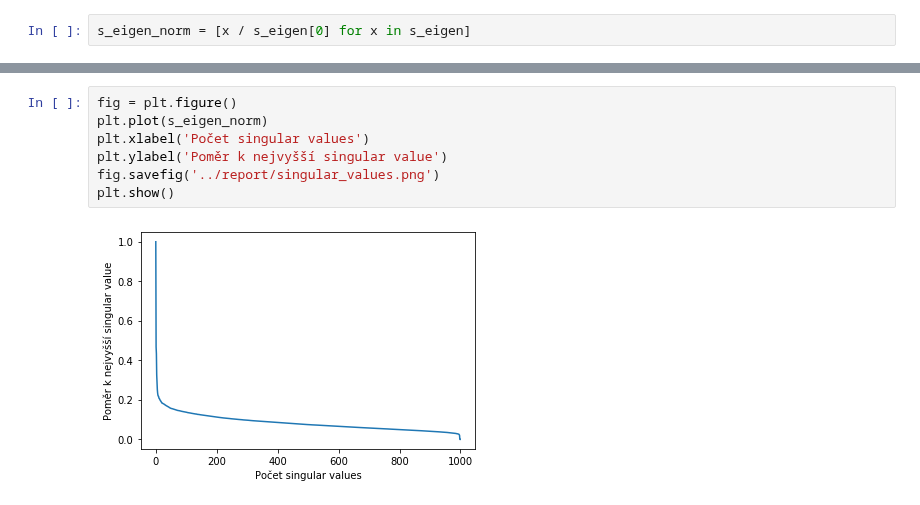
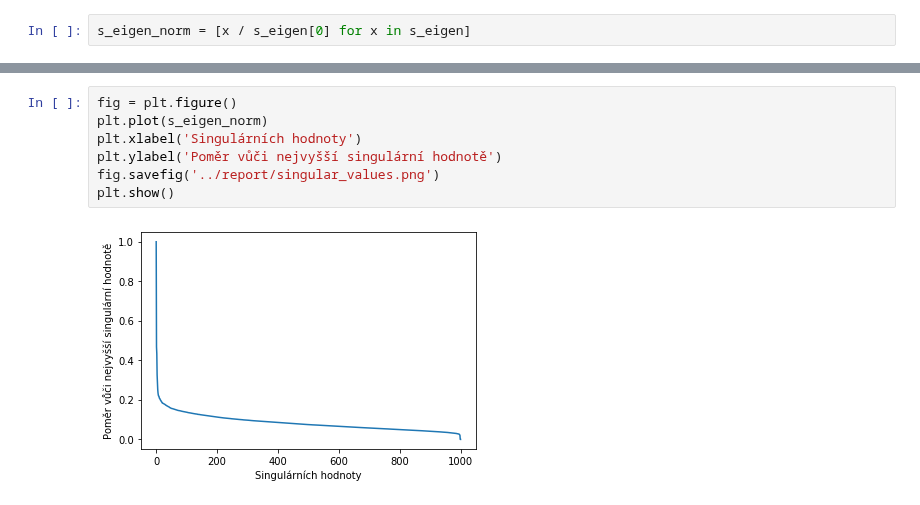
Before and after one commit to klesnkri/lsa-model, a Jupyter notebook: lsa/experiments.ipynb, the cells around one changed output, grey strips where cells are left out. Cells and saved outputs as stored; diff of their text form.

Commit message:
Singular values renamed to czech

```diff
--- a/lsa/experiments.ipynb
+++ b/lsa/experiments.ipynb
@@ -114,9 +114,9 @@ s_eigen_norm
 # %%
 fig = plt.figure()
 plt.plot(s_eigen_norm)
-plt.xlabel('Počet singular values')
-plt.ylabel('Poměr k nejvyšší singular value')
+plt.xlabel('Singulárních hodnoty')
+plt.ylabel('Poměr vůči nejvyšší singulární hodnotě')
 fig.savefig('../report/singular_values.png')
 plt.show()
 # %% [output]
-[figure, old version]
+[figure, new version]
```
Also changed, not shown: parts of 5 cells of this notebook, 3 other files.
